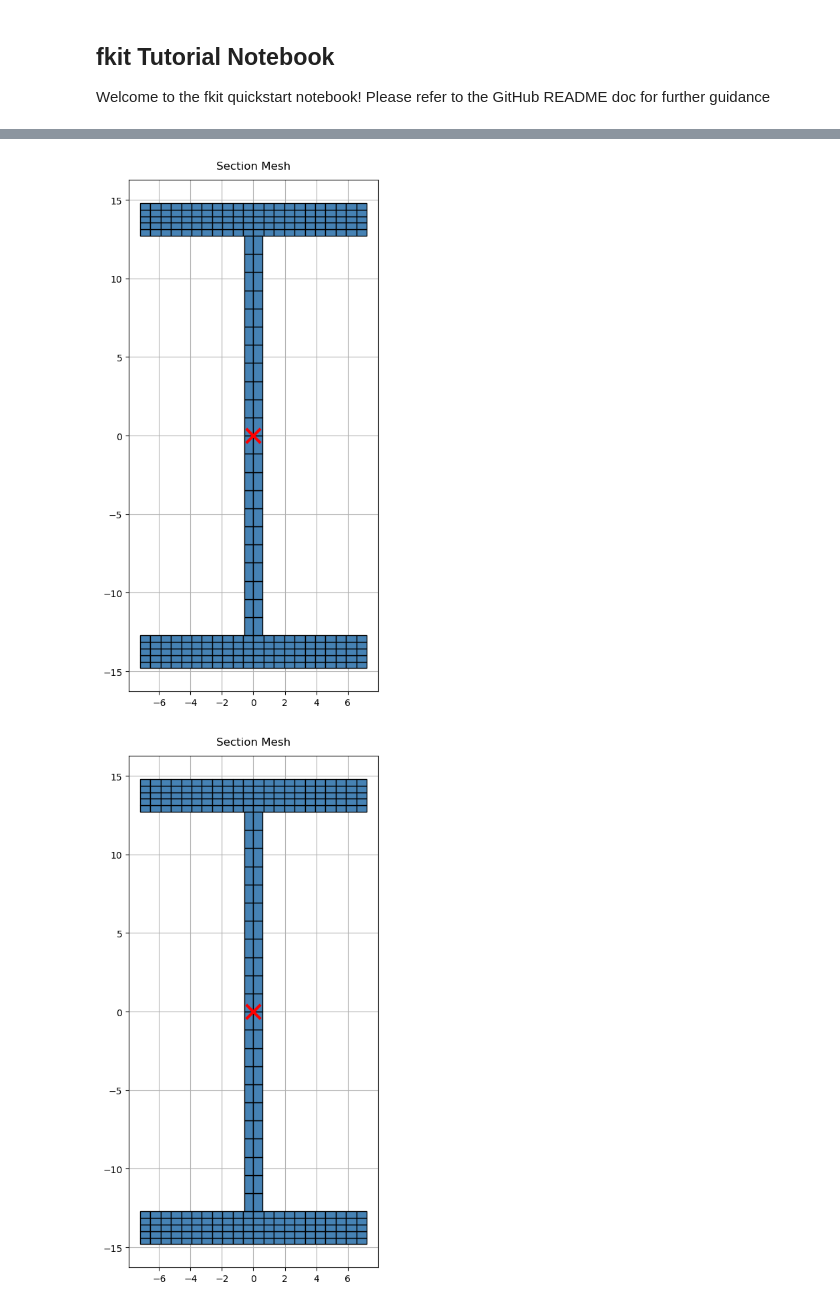
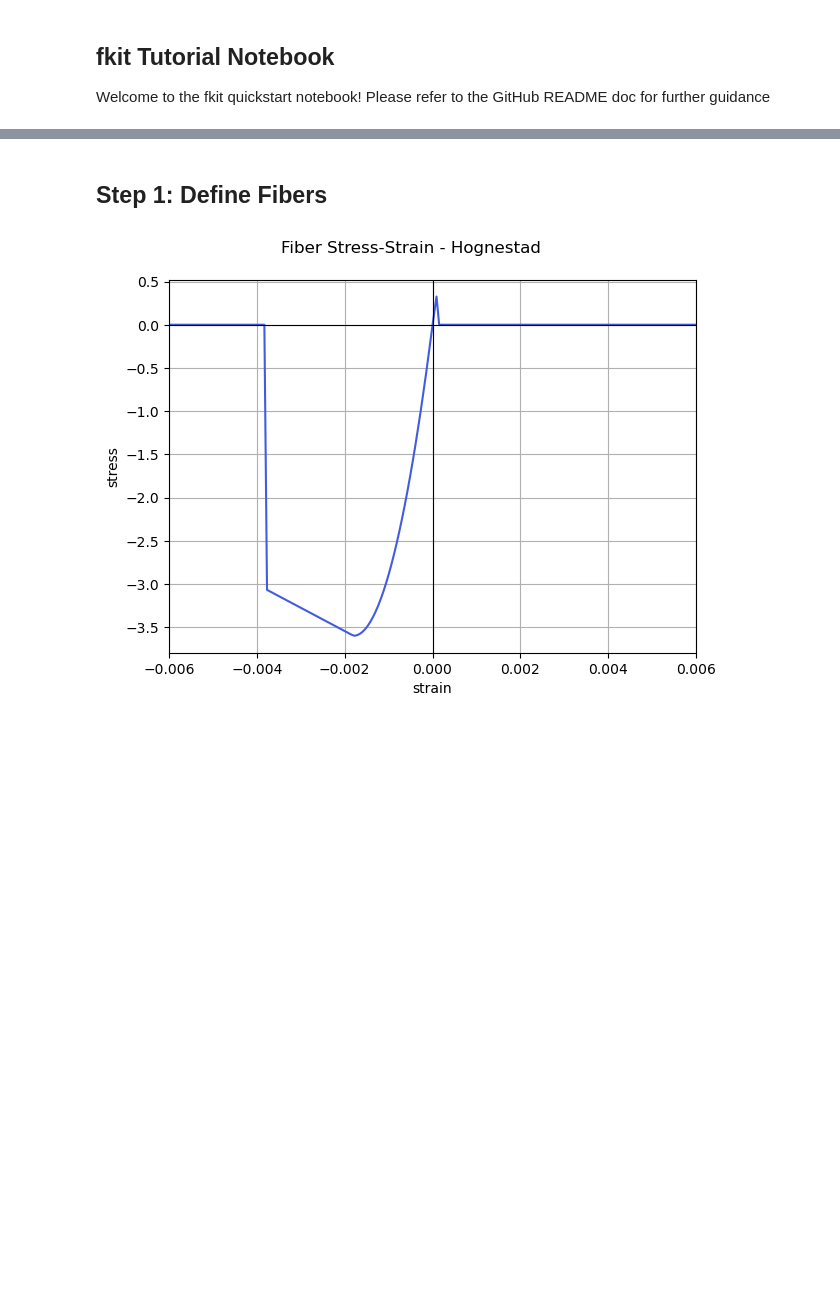
Before and after one commit to wcfrobert/fkit, a Jupyter notebook: main_notebook.ipynb, the cells around one changed output, grey strips where cells are left out. Saved outputs shown, nothing was run; the diff lists cells and outputs as text; code cells hidden in the pictures; blank space fills up the shorter version.

```diff
--- a/main_notebook.ipynb
+++ b/main_notebook.ipynb
@@ -35,8 +4,0 @@ preview_section(section11)
-# %%
-# W_AISC
-section10 = fkb.W_AISC(shape = "W27X307",
-                        steel_fiber = fiber_structural_steel)
-preview_section(section10)
-# %% [output]
-[figure, removed]
-[figure, removed]
@@ -42,0 +7,11 @@ preview_section(section10)
+# %% [markdown]
+## Step 1: Define Fibers
+# %%
+# define fibers
+fiber_concrete = fkit.patchfiber.Hognestad(fpc=4, take_tension=True)
+fiber_steel    = fkit.nodefiber.Bilinear(fy=60, Es=29000)
+# %%
+# preview fiber material property definition
+fig = fkit.plotter.preview_fiber(fiber_concrete, x_limit=[-0.006, 0.006])
+# %% [output]
+[figure, added]
```
Also changed, not shown: parts of 20 cells of this notebook, 2 other files.
